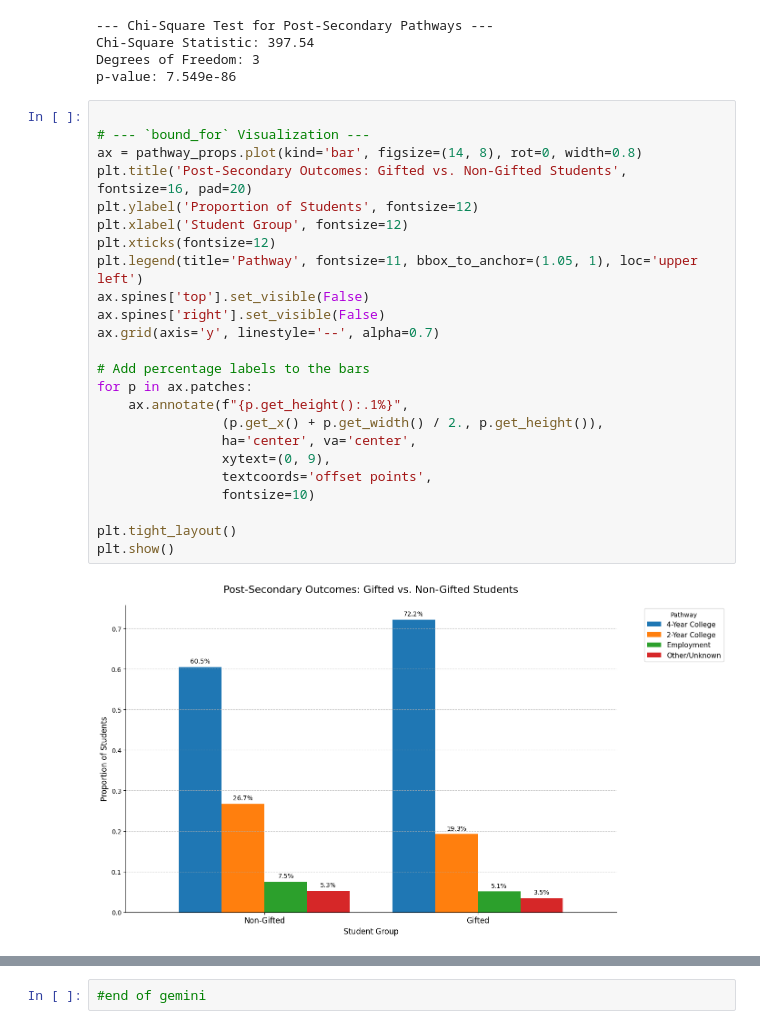
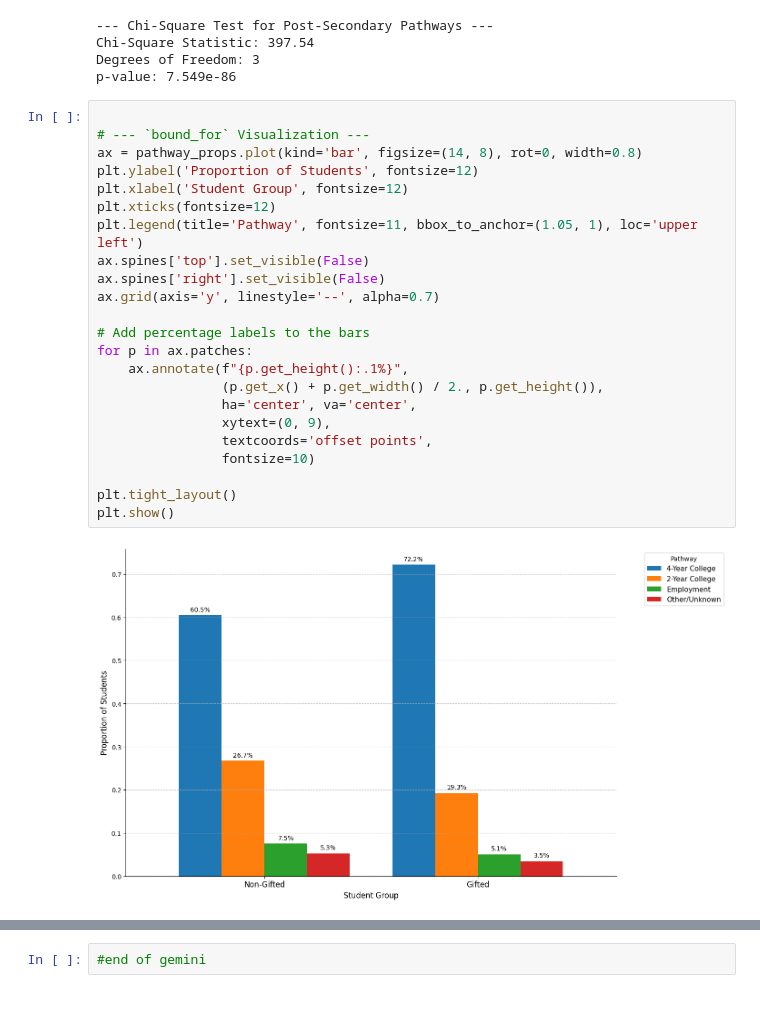
Before and after one commit to dmatten1/gifted-paper, a Jupyter notebook: analysis.ipynb, the cells around one changed output, grey strips where cells are left out. Cells and saved outputs as stored; diff of their text form.

```diff
--- a/analysis.ipynb
+++ b/analysis.ipynb
@@ -1015,29 +1026,28 @@ p-value: 7.549e-86
 # %%
 
 # --- `bound_for` Visualization ---
 ax = pathway_props.plot(kind='bar', figsize=(14, 8), rot=0, width=0.8)
-plt.title('Post-Secondary Outcomes: Gifted vs. Non-Gifted Students', fontsize=16, pad=20)
 plt.ylabel('Proportion of Students', fontsize=12)
 plt.xlabel('Student Group', fontsize=12)
 plt.xticks(fontsize=12)
 plt.legend(title='Pathway', fontsize=11, bbox_to_anchor=(1.05, 1), loc='upper left')
 ax.spines['top'].set_visible(False)
 ax.spines['right'].set_visible(False)
 ax.grid(axis='y', linestyle='--', alpha=0.7)
 
 # Add percentage labels to the bars
 for p in ax.patches:
     ax.annotate(f"{p.get_height():.1%}",
                 (p.get_x() + p.get_width() / 2., p.get_height()),
                 ha='center', va='center',
                 xytext=(0, 9),
                 textcoords='offset points',
                 fontsize=10)
 
 plt.tight_layout()
 plt.show()
 # %% [output]
-[figure, old version]
+[figure, new version]
 # %%
 print("\n--- Running Part 3: `bound_for` Switcher Analysis ---")
 
```
Also changed, not shown: parts of 11 cells of this notebook, 11 other files.
